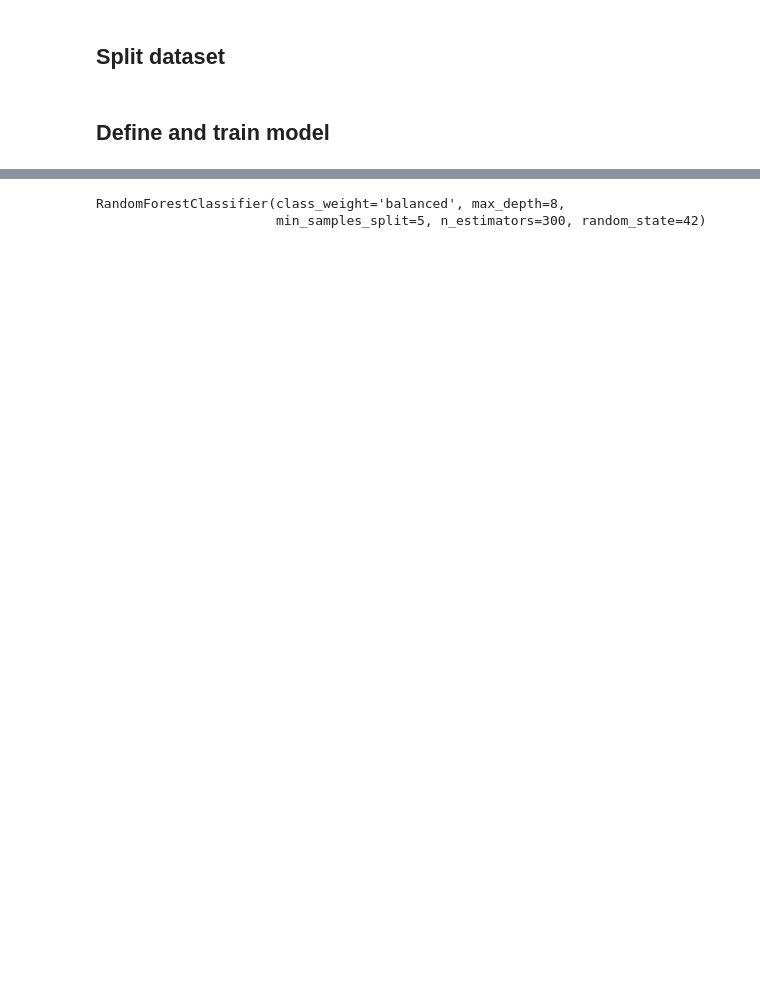
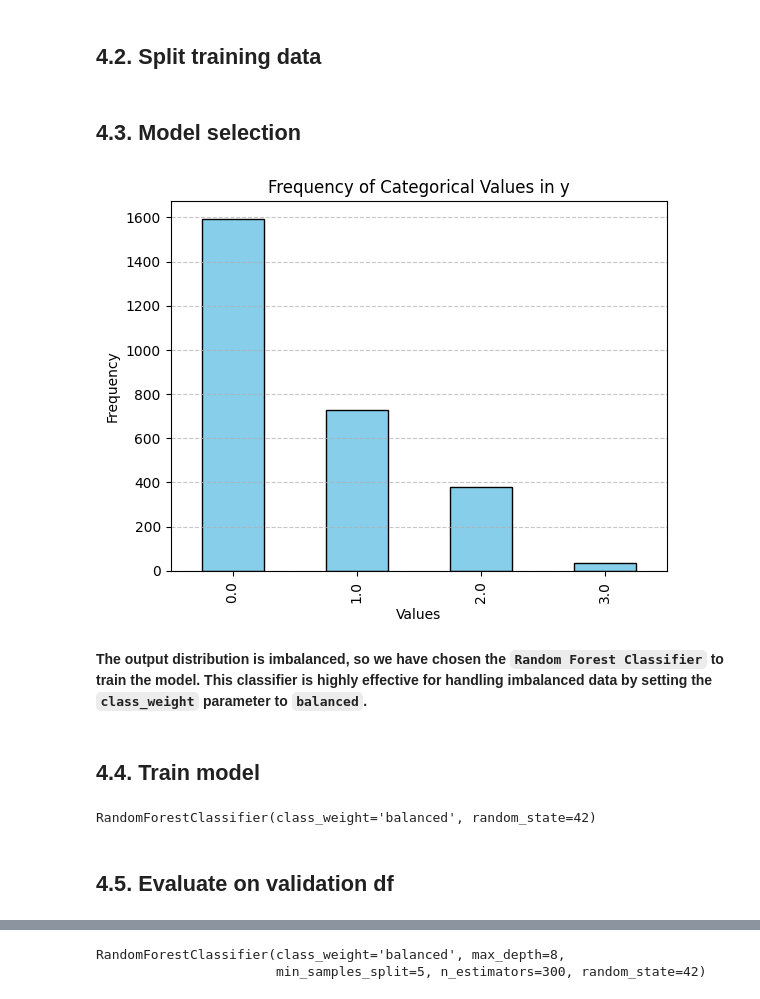
Before and after one commit to nguyentankdb17/Child_Mind_Institute, a Jupyter notebook: Approach1_Classifier/approach1_classifier.ipynb, the cells around one changed output, grey strips where cells are left out. Cells and saved outputs as stored; diff of their text form; code cells hidden in the pictures; blank space fills up the shorter version.

```diff
--- a/Approach1_Classifier/approach1_classifier.ipynb
+++ b/Approach1_Classifier/approach1_classifier.ipynb
@@ -185,7 +285,34 @@ X.head()
-# %% [markdown]
-## Split dataset
+# %% [markdown]
+## 4.2. Split training data
 # %%
 from sklearn.model_selection import train_test_split
 X_train, X_val, y_train, y_val = train_test_split(X, y, test_size=0.2, random_state=42)
-# %% [markdown]
-## Define and train model
+# %% [markdown]
+## 4.3. Model selection
+# %%
+value_counts = y.value_counts()
+value_counts.plot(kind='bar', color='skyblue', edgecolor='black')
+plt.title('Frequency of Categorical Values in y')
+plt.xlabel('Values')
+plt.ylabel('Frequency')
+plt.grid(axis='y', linestyle='--', alpha=0.7)
+plt.show()
+# %% [output]
+[figure, added]
+# %% [markdown]
+**The output distribution is imbalanced, so we have chosen the `Random Forest Classifier` to train the model. This classifier is highly effective for handling imbalanced data by setting the `class_weight` parameter to `balanced`.**
+# %% [markdown]
+## 4.4. Train model
+# %%
+# Validation model,train on X_val test, to evaluate the model
+val_model = RandomForestClassifier(
+    class_weight='balanced',
+    random_state=42
+)
+
+# Train the validation model
+val_model.fit(X_train, y_train)
+# %% [output]
+RandomForestClassifier(class_weight='balanced', random_state=42)
+# %% [markdown]
+## 4.5. Evaluate on validation df
```
Also changed, not shown: parts of 72 cells of this notebook.
